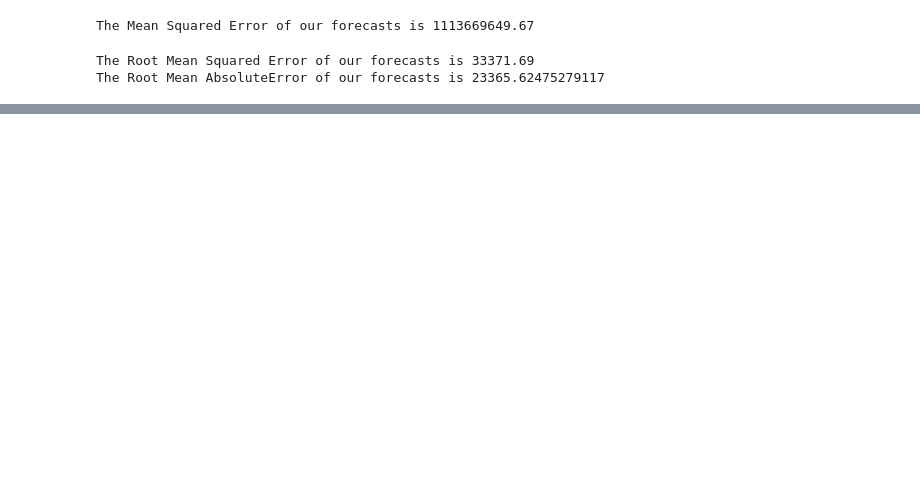
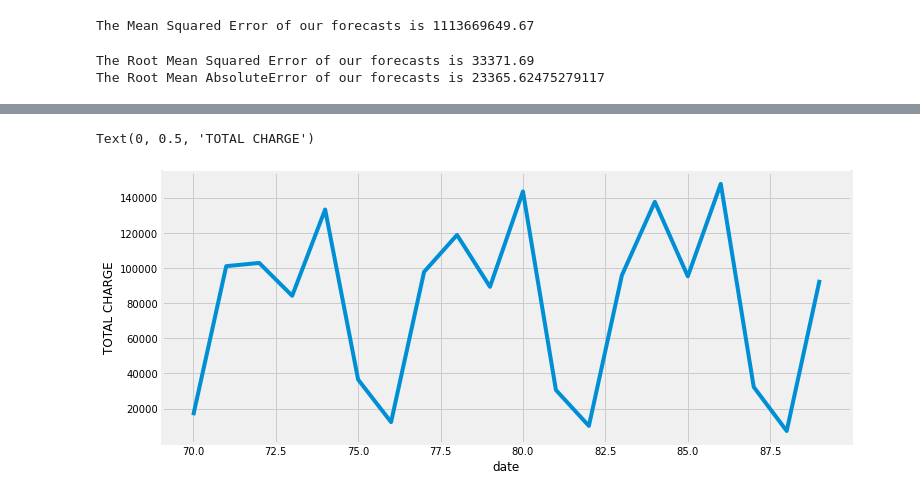
Before and after one commit to GhassanAssabaa/Bills-Forecasting, a Jupyter notebook: SARIMA Model.ipynb, the cells around one changed output, grey strips where cells are left out. Saved outputs shown, nothing was run; the diff lists cells and outputs as text; code cells hidden in the pictures; blank space fills up the shorter version.

```diff
--- a/SARIMA Model.ipynb
+++ b/SARIMA Model.ipynb
@@ -176,0 +182,8 @@ plt.show()
+# %%
+
+az = pred_uc.predicted_mean.plot(label='forecast', figsize=(11, 5))
+az.set_xlabel('date')
+az.set_ylabel('TOTAL CHARGE')
+# %% [output]
+Text(0, 0.5, 'TOTAL CHARGE')
+[figure, added]
```
Also changed, not shown: parts of 11 cells of this notebook, 2 other files.
